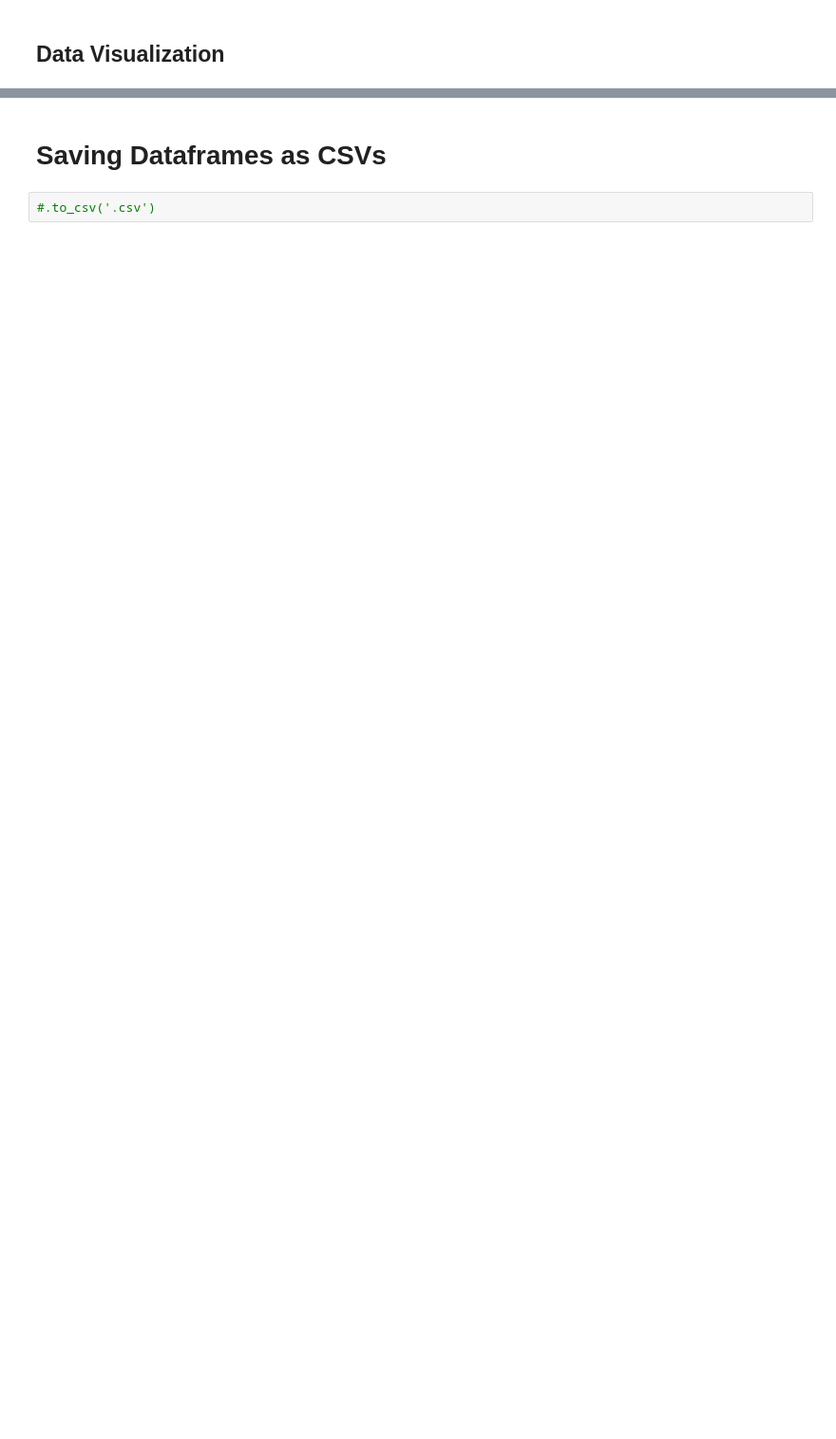
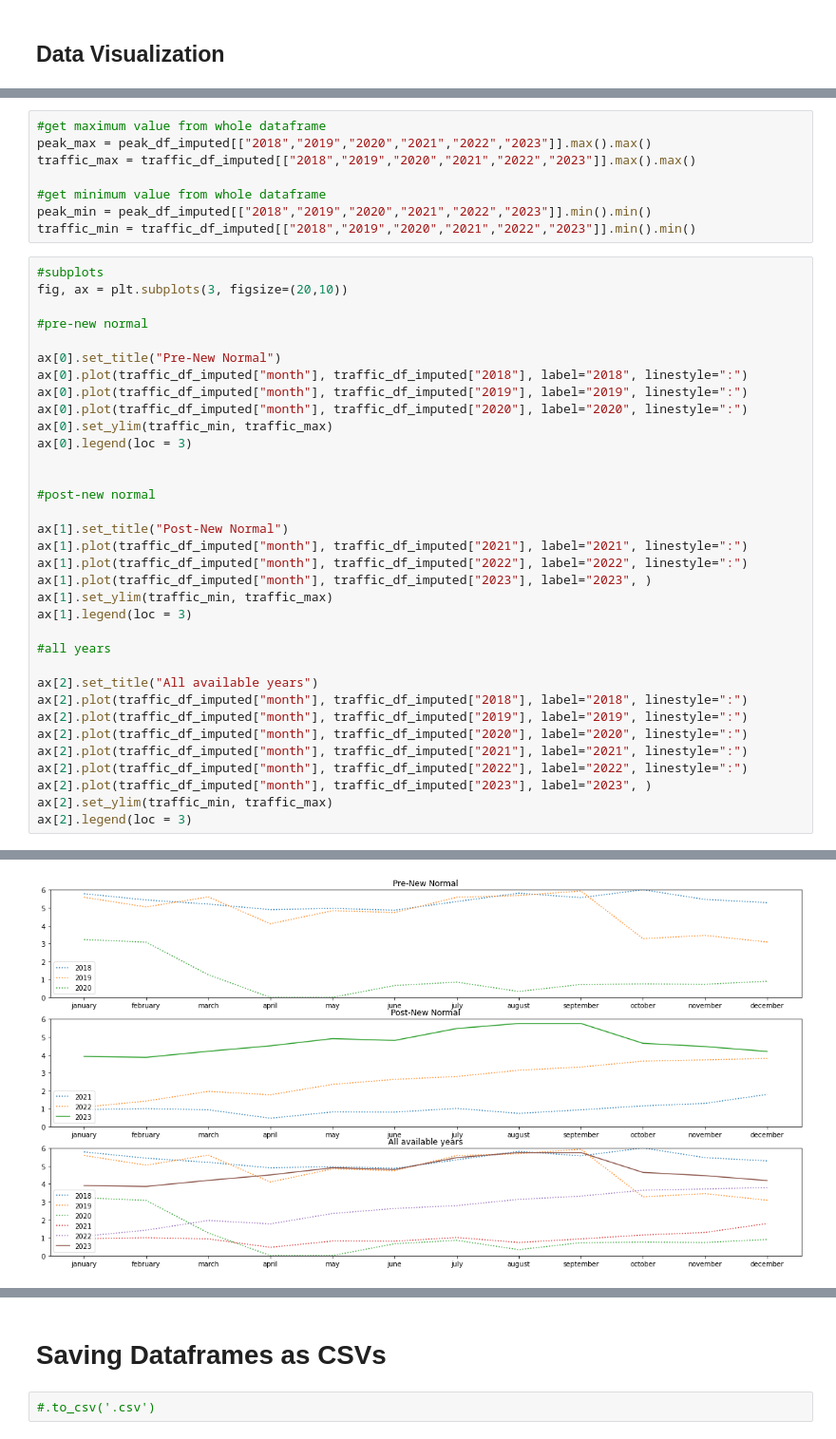
Before and after one commit to AGR-Yes/LRT-KPI, a Jupyter notebook: main.ipynb, the cells around one changed output, grey strips where cells are left out. Shown: that part at 95% size. Drawn from its saved outputs; the diff is of its cells as text; blank space fills up the shorter version.

Commit message:
Added visualizations

```diff
--- a/main.ipynb
+++ b/main.ipynb
@@ -501,0 +534,43 @@ traffic_df_imputed
+# %%
+#get maximum value from whole dataframe
+peak_max = peak_df_imputed[["2018","2019","2020","2021","2022","2023"]].max().max()
+traffic_max = traffic_df_imputed[["2018","2019","2020","2021","2022","2023"]].max().max()
+
+#get minimum value from whole dataframe
+peak_min = peak_df_imputed[["2018","2019","2020","2021","2022","2023"]].min().min()
+traffic_min = traffic_df_imputed[["2018","2019","2020","2021","2022","2023"]].min().min()
+# %%
+#subplots
+fig, ax = plt.subplots(3, figsize=(20,10))
+
+#pre-new normal
+
+ax[0].set_title("Pre-New Normal")
+ax[0].plot(traffic_df_imputed["month"], traffic_df_imputed["2018"], label="2018", linestyle=":")
+ax[0].plot(traffic_df_imputed["month"], traffic_df_imputed["2019"], label="2019", linestyle=":")
+ax[0].plot(traffic_df_imputed["month"], traffic_df_imputed["2020"], label="2020", linestyle=":")
+ax[0].set_ylim(traffic_min, traffic_max)
+ax[0].legend(loc = 3)
+
+
+#post-new normal
+
+ax[1].set_title("Post-New Normal")
+ax[1].plot(traffic_df_imputed["month"], traffic_df_imputed["2021"], label="2021", linestyle=":")
+ax[1].plot(traffic_df_imputed["month"], traffic_df_imputed["2022"], label="2022", linestyle=":")
+ax[1].plot(traffic_df_imputed["month"], traffic_df_imputed["2023"], label="2023", )
+ax[1].set_ylim(traffic_min, traffic_max)
+ax[1].legend(loc = 3)
+
+#all years
+
+ax[2].set_title("All available years")
+ax[2].plot(traffic_df_imputed["month"], traffic_df_imputed["2018"], label="2018", linestyle=":")
+ax[2].plot(traffic_df_imputed["month"], traffic_df_imputed["2019"], label="2019", linestyle=":")
+ax[2].plot(traffic_df_imputed["month"], traffic_df_imputed["2020"], label="2020", linestyle=":")
+ax[2].plot(traffic_df_imputed["month"], traffic_df_imputed["2021"], label="2021", linestyle=":")
+ax[2].plot(traffic_df_imputed["month"], traffic_df_imputed["2022"], label="2022", linestyle=":")
+ax[2].plot(traffic_df_imputed["month"], traffic_df_imputed["2023"], label="2023", )
+ax[2].set_ylim(traffic_min, traffic_max)
+ax[2].legend(loc = 3)
+# %% [output]
@@ -501,0 +578 @@ traffic_df_imputed
+[figure, added]
```
Also changed, not shown: parts of 5 cells of this notebook.
